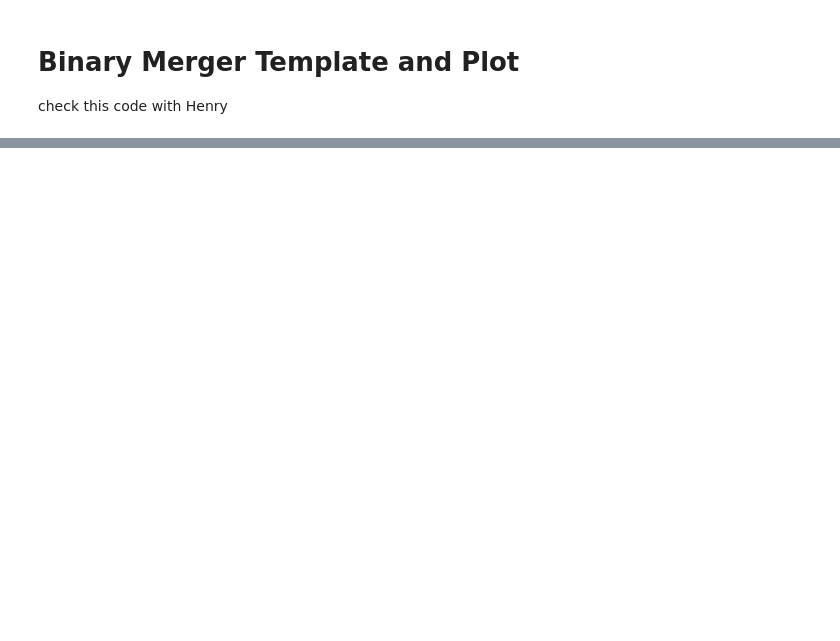
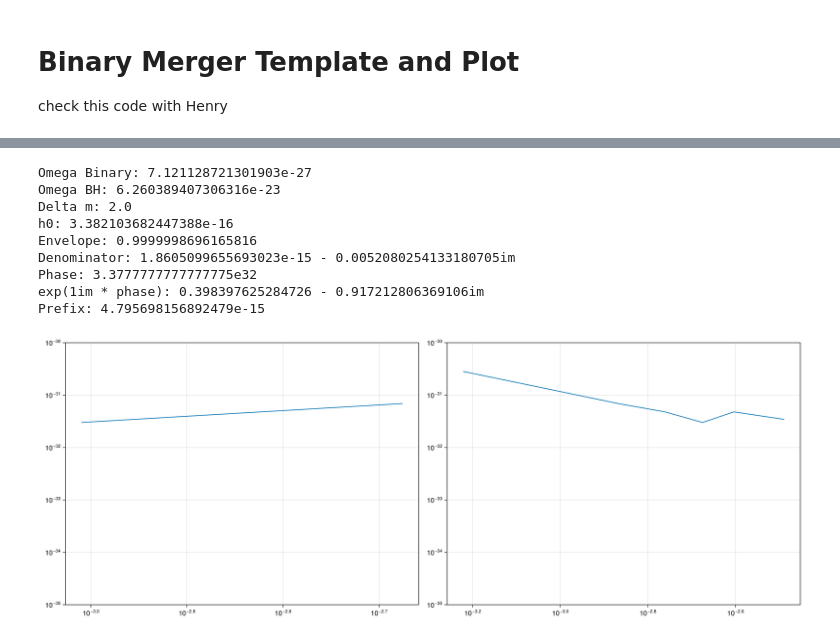
Before and after one commit to cewasiuk/3rd-Generation-Gravitational-Wave-Detector-Strain-Templates, a Jupyter notebook: Julia_Templates_Julia.ipynb, the cells around one changed output, grey strips where cells are left out. Cells and saved outputs as stored; diff of their text form; code cells hidden in the pictures; blank space fills up the shorter version.

```diff
--- a/Julia_Templates_Julia.ipynb
+++ b/Julia_Templates_Julia.ipynb
@@ -385,54 +294,70 @@ end
 # %%
 # Relevant Input parameters, units defined
 Mp_local = 1.220890e19
 G_local = 1 / Mp_local^2
 
 M = 1e3      # BH mass in solar masses
 r = 1        # kpc distance away
 alpha = 0.3
 m_boson_param = alpha/(G_local*M) # Boson mass in GeV
 q = 0.1      # Binary mass ratio
 m_i = 1
 m_f = -1     # Quantum Numbers
 eta = 5.0e-2 # parameter entering z (or leave None to use z_scaling below)
 
 # Found for this freq range, can also be estimated using Omega0 function
-f = range(6e-4, 4e-3, length=10000)
+f = range(6e-4, 4e-3, length=10)
 
 hplus_of_iota = htilde_plus(f, M, r, alpha, q, m_i, m_f, eta, use_z_scaling=false, relativistic=false)
 
 iota = π  # rad
 Hplus = hplus_of_iota(iota)
 Hcross = hcross_from_hplus_freq(Hplus, iota)
 
 # --- Plot h+ ---
-p2 = plot(f, abs.(Hplus),
-    xlabel="Frequency f (Hz)",
-    ylabel="|h̃₊(f)|",
-    title="Binary Perturbation — Plus Polarization",
-    xscale=:log10,
-    yscale=:log10,
-    grid=true,
-    linewidth=2,
-    size=(800, 600),
-    titlefont=font(title_fs),
-    guidefont=font(label_fs),
-    tickfont=font(tick_fs)
+fig = Figure(size = (1600, 600))
+ax1 = Axis(fig[1, 1], yscale=log10, xscale=log10)
+lines!(ax1, f[real.(Hplus) .> 0], real.(Hplus)[real.(Hplus) .> 0],
+    # xlabel="Frequency f (Hz)",
+    # ylabel="|h̃₊(f)|",
+    # title="Binary Perturbation — Plus Polarization",
+    # xscale=:log10,
+    #
+    # grid=true,
+    # linewidth=2,
+    # size=(800, 600),
+    # titlefont=font(title_fs),
+    # guidefont=font(label_fs),
+    # tickfont=font(tick_fs)
 )
-display(p2)
+ylims!(ax1, 1e-35, 1e-30)
 
 # --- Plot h× ---
-p3 = plot(f, abs.(Hcross),
-    xlabel="Frequency f (Hz)",
-    ylabel="|h̃ₓ(f)|",
-    title="Binary Perturbation — Cross Polarization",
-    xscale=:log10,
-    yscale=:log10,
-    grid=true,
-    linewidth=2,
-    size=(800, 600),
-    titlefont=font(title_fs),
-    guidefont=font(label_fs),
-    tickfont=font(tick_fs)
+ax2 = Axis(fig[1, 2], yscale=log10, xscale=log10)
+lines!(ax2, f[real.(Hcross) .> 0], real.(Hcross)[real.(Hcross) .> 0],
+    # xlabel="Frequency f (Hz)",
+    # ylabel="|h̃ₓ(f)|",
+    # title="Binary Perturbation — Cross Polarization",
+    # xscale=:log10,
+    # yscale=log10,
+    # grid=true,
+    # linewidth=2,
+    # size=(800, 600),
+    # titlefont=font(title_fs),
+    # guidefont=font(label_fs),
+    # tickfont=font(tick_fs)
 )
-display(p3)
+ylims!(ax2, 1e-35, 1e-30)
+
+fig
+# %% [output]
+Omega Binary: 7.121128721301903e-27
+Omega BH: 6.260389407306316e-23
+Delta m: 2.0
+h0: 3.382103682447388e-16
+Envelope: 0.9999998696165816
+Denominator: 1.8605099655693023e-15 - 0.0052080254133180705im
+Phase: 3.3777777777777775e32
+exp(1im * phase): 0.398397625284726 - 0.917212806369106im
+Prefix: 4.795698156892479e-15
+[figure, added]
```
Also changed, not shown: parts of 22 cells of this notebook, 7 other files.
